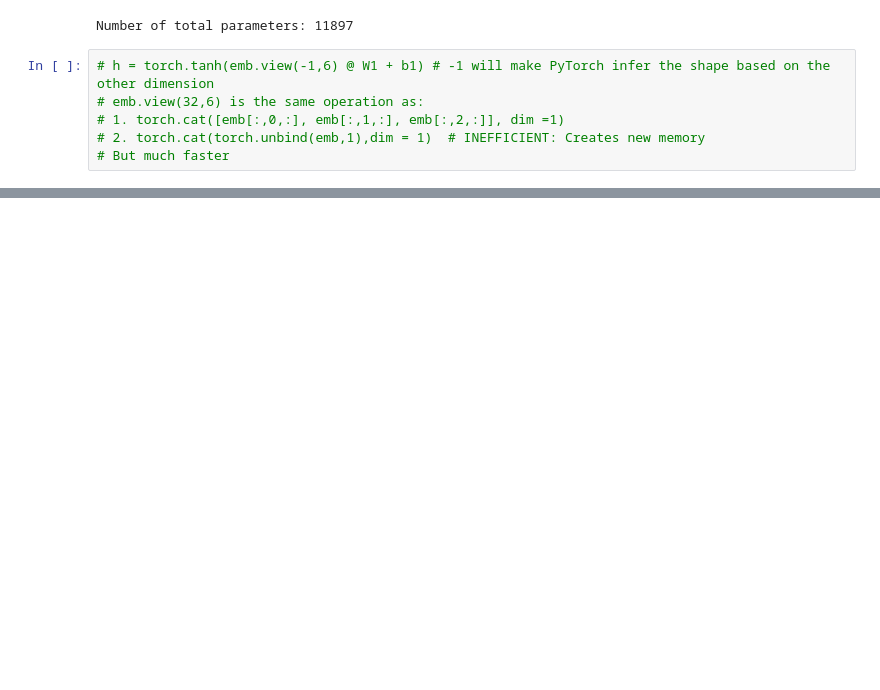
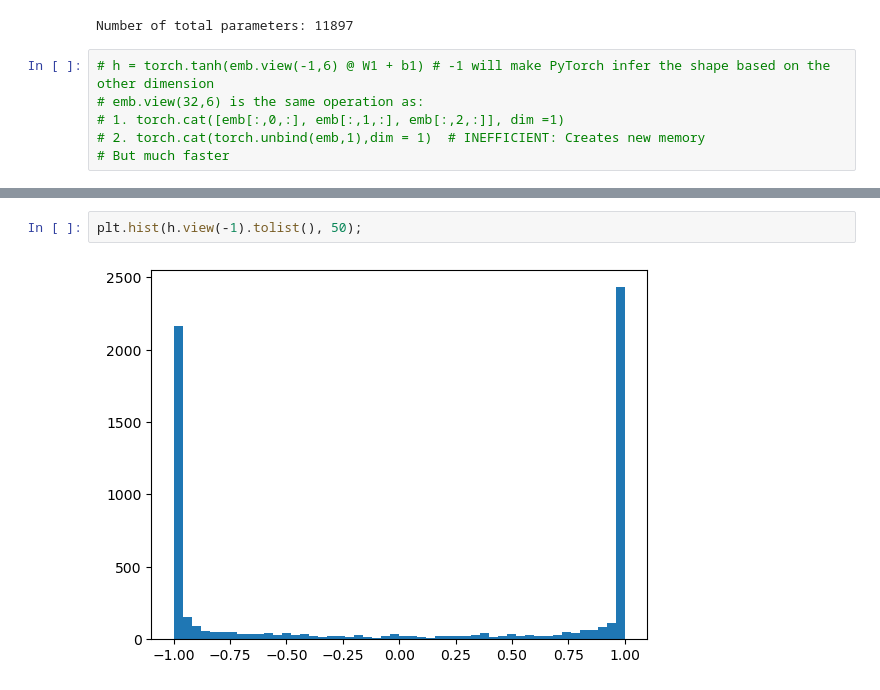
Before and after one commit to hrdkbhatnagar/neural-networks-deep-dive, a Jupyter notebook: makemore/makemore-mlp.ipynb, the cells around one changed output, grey strips where cells are left out. Drawn from its saved outputs; the diff is of its cells as text; blank space fills up the shorter version.

```diff
--- a/makemore/makemore-mlp.ipynb
+++ b/makemore/makemore-mlp.ipynb
@@ -182,0 +209,4 @@ plt.plot(lossi)
+# %%
+plt.hist(h.view(-1).tolist(), 50);
+# %% [output]
+[figure, added]
```
Also changed, not shown: parts of 25 cells of this notebook.
